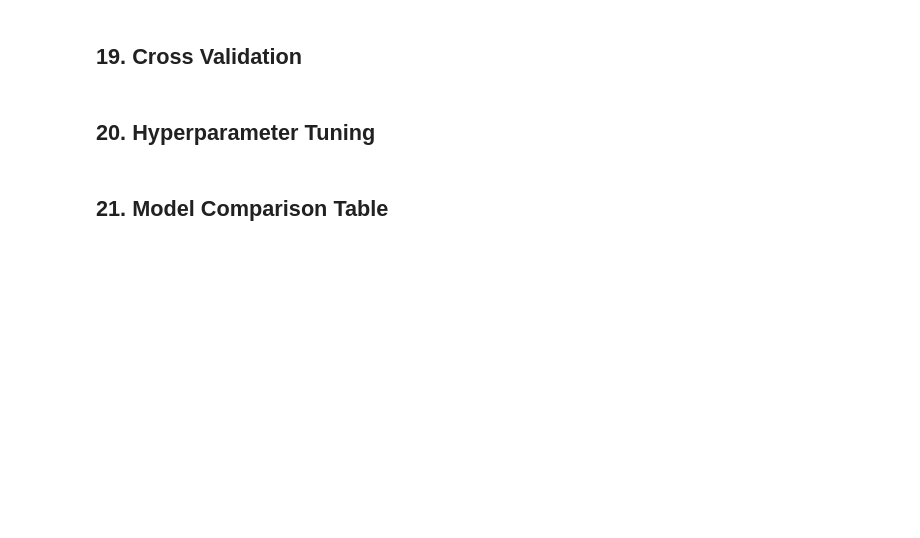
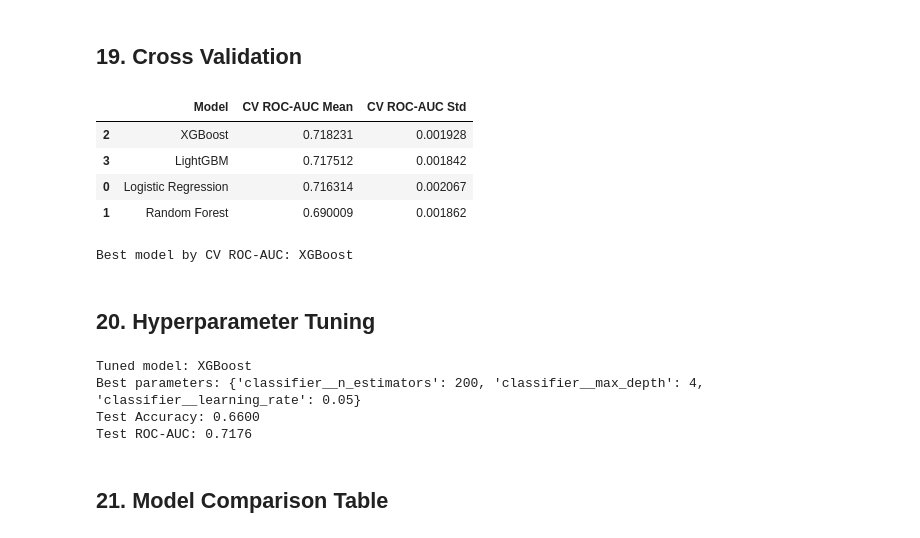
Before and after one commit to Niranjana2599/AI-Commerce-Analytics-Platform, a Jupyter notebook: notebooks/05_Customer_Churn_Prediction.ipynb, the cells around one changed output. Cells and saved outputs as stored; diff of their text form; code cells hidden in the pictures; blank space fills up the shorter version.

Commit message:
Churn Prediction Model and Notebook Added

```diff
--- a/notebooks/05_Customer_Churn_Prediction.ipynb
+++ b/notebooks/05_Customer_Churn_Prediction.ipynb
@@ -601,37 +649,74 @@ print(classification_report(y_test, lgbm_pred))
 ## 19. Cross Validation
 # %%
 # Cross validation for all models
-models = {"Logistic Regression": log_reg_pipeline, "Random Forest": rf_pipeline, "XGBoost": xgb_pipeline, "LightGBM": lgbm_pipeline}
+models = {"Logistic Regression": log_reg_pipeline,
+          "Random Forest": rf_pipeline,
+          "XGBoost": xgb_pipeline,
+          "LightGBM": lgbm_pipeline}
+
 cv = StratifiedKFold(n_splits=5, shuffle=True, random_state=42)
 cv_results = []
 
 for name, model in models.items():
-    scores = cross_val_score(model, X_train, y_train, cv=cv, scoring="accuracy")
-    cv_results.append({"Model": name, "CV Accuracy Mean": scores.mean(), "CV Accuracy Std": scores.std()})
+    scores = cross_val_score(model, X_train, y_train, cv=cv, scoring="roc_auc")
 
-cv_results = pd.DataFrame(cv_results).sort_values("CV Accuracy Mean", ascending=False)
+    cv_results.append({"Model": name, "CV ROC-AUC Mean": scores.mean(), "CV ROC-AUC Std": scores.std()})
+
+cv_results = pd.DataFrame(cv_results).sort_values("CV ROC-AUC Mean", ascending=False)
+
 best_model_name = cv_results.iloc[0]["Model"]
+
 display(cv_results)
-print(f"Best model by CV accuracy: {best_model_name}")
+print(f"Best model by CV ROC-AUC: {best_model_name}")
+# %% [output]
+|  | Model | CV ROC-AUC Mean | CV ROC-AUC Std |
+| 2 | XGBoost | 0.718231 | 0.001928 |
+| 3 | LightGBM | 0.717512 | 0.001842 |
+| 0 | Logistic Regression | 0.716314 | 0.002067 |
+| 1 | Random Forest | 0.690009 | 0.001862 |
+Best model by CV ROC-AUC: XGBoost
 # %% [markdown]
 ## 20. Hyperparameter Tuning
 # %%
 # Tune the model with the highest cross-validation accuracy
 param_distributions = {
     "Logistic Regression": {"classifier__C": [0.01, 0.1, 1, 10]},
-    "Random Forest": {"classifier__n_estimators": [100, 200, 300], "classifier__max_depth": [None, 5, 10], "classifier__min_samples_split": [2, 5]},
-    "XGBoost": {"classifier__n_estimators": [100, 200, 300], "classifier__max_depth": [3, 4, 5], "classifier__learning_rate": [0.01, 0.05, 0.1]},
-    "LightGBM": {"classifier__n_estimators": [100, 200, 300], "classifier__num_leaves": [15, 31, 63], "classifier__learning_rate": [0.01, 0.05, 0.1]}
+
+    "Random Forest": {"classifier__n_estimators": [100, 200, 300],
+                      "classifier__max_depth": [None, 5, 10],
+                      "classifier__min_samples_split": [2, 5]},
+
+    "XGBoost": {"classifier__n_estimators": [100, 200, 300],
+                "classifier__max_depth": [3, 4, 5],
+                "classifier__learning_rate": [0.01, 0.05, 0.1]},
+
+    "LightGBM": {"classifier__n_estimators": [100, 200, 300],
+                 "classifier__num_leaves": [15, 31, 63],
+                 "classifier__learning_rate": [0.01, 0.05, 0.1]}
 }
-search = RandomizedSearchCV(estimator=models[best_model_name], param_distributions=param_distributions[best_model_name], n_iter=5, scoring="accuracy", cv=3, random_state=42, n_jobs=-1)
+search = RandomizedSearchCV(estimator=models[best_model_name],
+                            param_distributions=param_distributions[best_model_name],
+                            n_iter=5,
+                            scoring="roc_auc",
+                            cv=3,
+                            random_state=42,
+                            n_jobs=-1)
+
 search.fit(X_train, y_train)
 best_pipeline = search.best_estimator_
 best_pred = best_pipeline.predict(X_test)
 best_prob = best_pipeline.predict_proba(X_test)[:, 1]
+
+
 print(f"Tuned model: {best_model_name}")
 print("Best parameters:", search.best_params_)
 print(f"Test Accuracy: {(best_pred == y_test).mean():.4f}")
 print(f"Test ROC-AUC: {roc_auc_score(y_test, best_prob):.4f}")
+# %% [output]
+Tuned model: XGBoost
+Best parameters: {'classifier__n_estimators': 200, 'classifier__max_depth': 4, 'classifier__learning_rate': 0.05}
+Test Accuracy: 0.6600
+Test ROC-AUC: 0.7176
 # %% [markdown]
 ## 21. Model Comparison Table
 # %%
```
Also changed, not shown: parts of 14 cells of this notebook.
